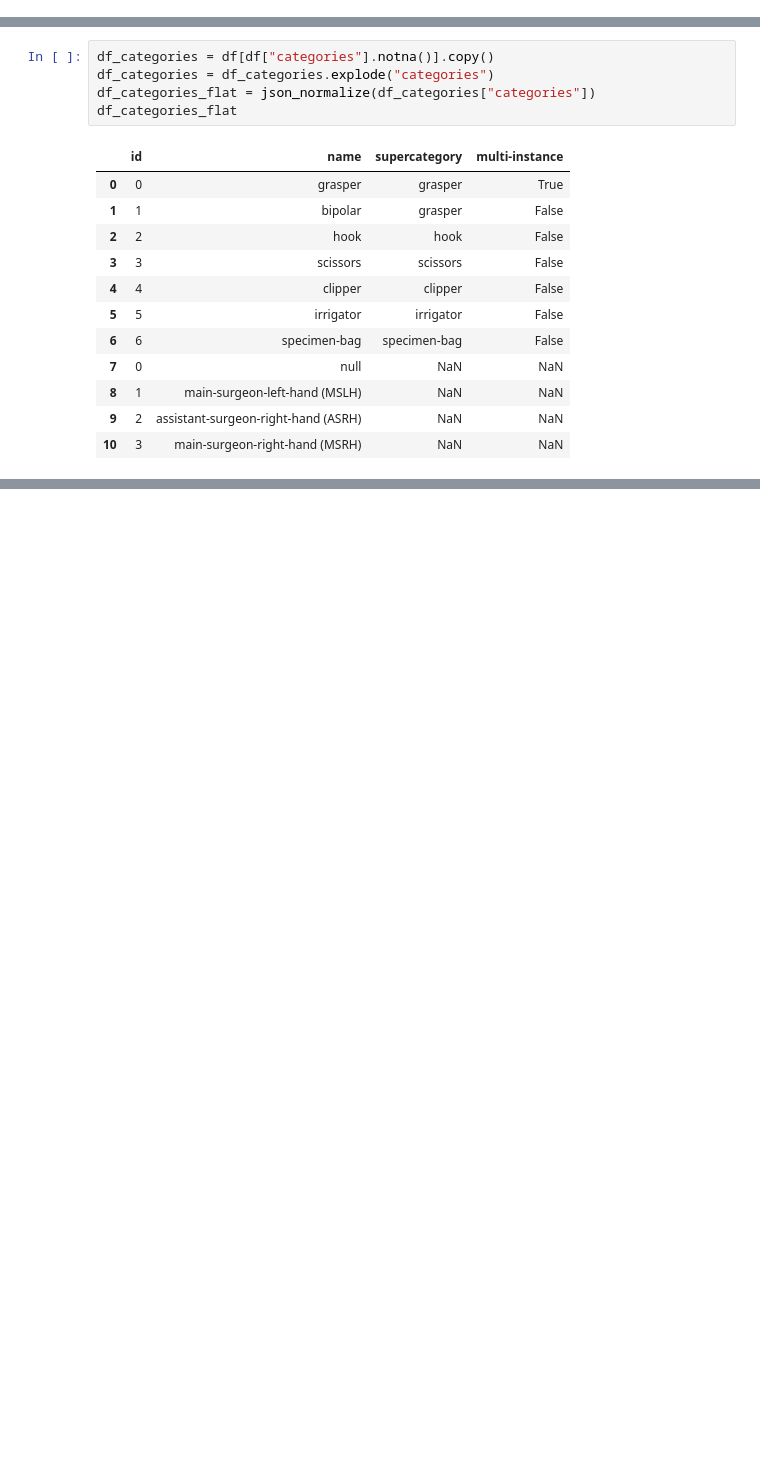
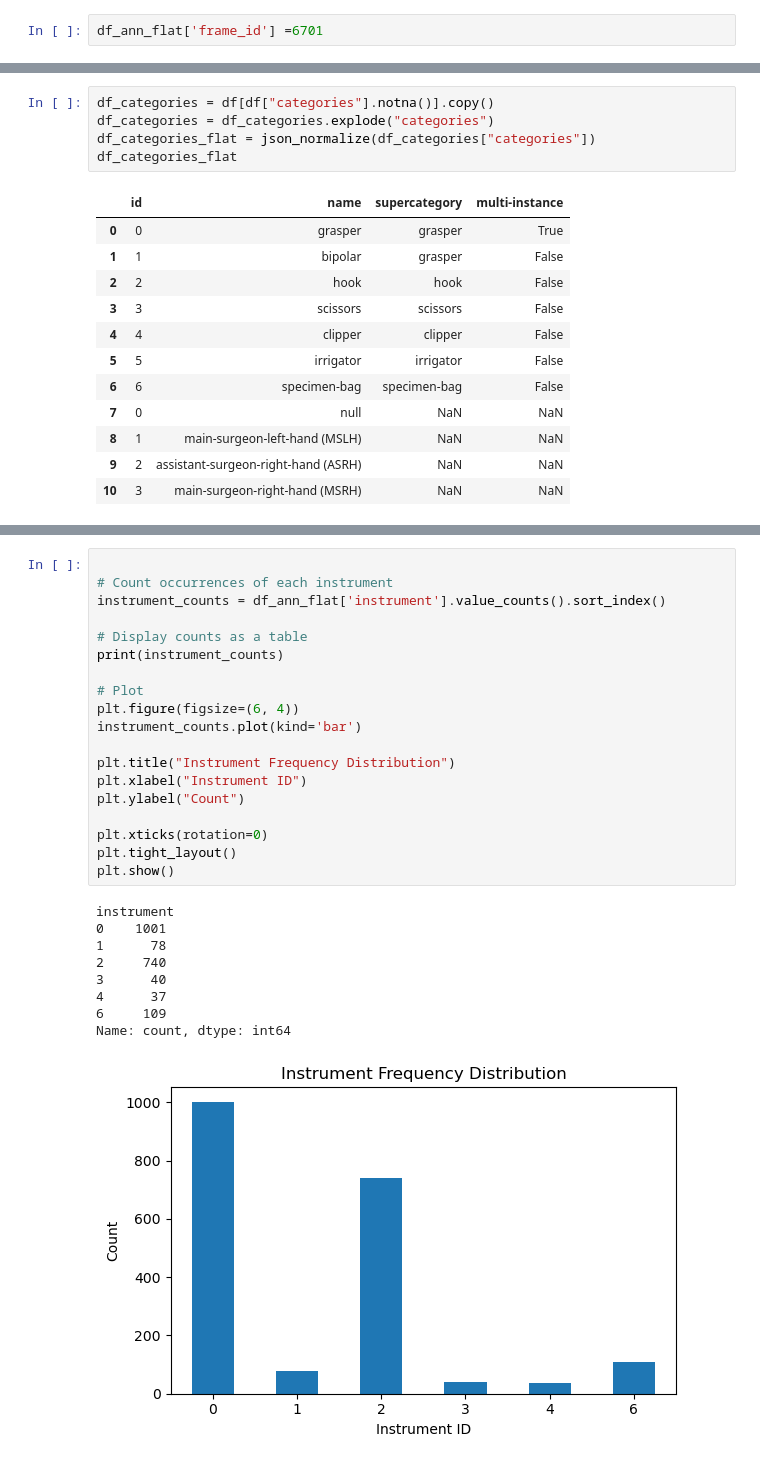
Before and after one commit to rayyanrbj09/SurgiMind, a Jupyter notebook: data_analysis.ipynb, the cells around one changed output, grey strips where cells are left out. Cells and saved outputs as stored; diff of their text form; blank space fills up the shorter version.

```diff
--- a/data_analysis.ipynb
+++ b/data_analysis.ipynb
@@ -263,6 +305,8 @@ df_ann_flat.head()
 | 2 | 3 | -1 | -1 | 0 | -1 | [0.28337236533957805, 0.716666666... | 3 | 0 | 83248.0 | 1.0 | ... |
 | 3 | 3 | -1 | -1 | 0 | -1 | [0.26346604215456604, 0.764583333... | 3 | 0 | 82575.0 | 1.0 | ... |
 | 4 | 3 | -1 | -1 | 0 | -1 | [0.5807962529274, 0.4750000000000... | 3 | 0 | 113088.0 | 1.0 | ... |
+# %%
+df_ann_flat['frame_id'] =6701
 # %%
 df_ann_flat.tail()
 # %% [output]
@@ -292,0 +352,29 @@ df_categories_flat
+# %%
+
+# Count occurrences of each instrument
+instrument_counts = df_ann_flat['instrument'].value_counts().sort_index()
+
+# Display counts as a table
+print(instrument_counts)
+
+# Plot
+plt.figure(figsize=(6, 4))
+instrument_counts.plot(kind='bar')
+
+plt.title("Instrument Frequency Distribution")
+plt.xlabel("Instrument ID")
+plt.ylabel("Count")
+
+plt.xticks(rotation=0)
+plt.tight_layout()
+plt.show()
+# %% [output]
+instrument
+0    1001
+1      78
+2     740
+3      40
+4      37
+6     109
+Name: count, dtype: int64
+[figure, added]
```
Also changed, not shown: parts of 29 cells of this notebook.
